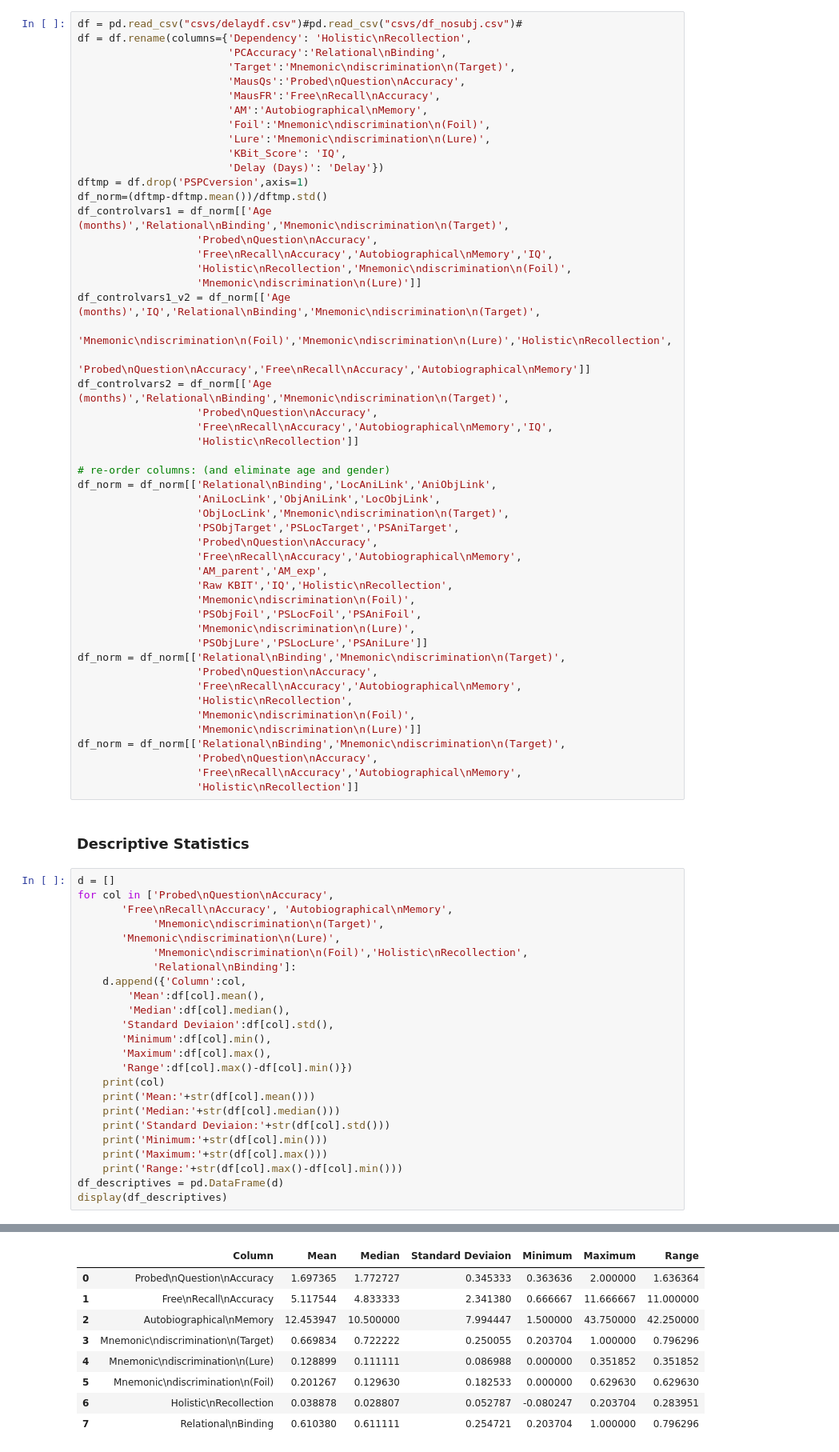
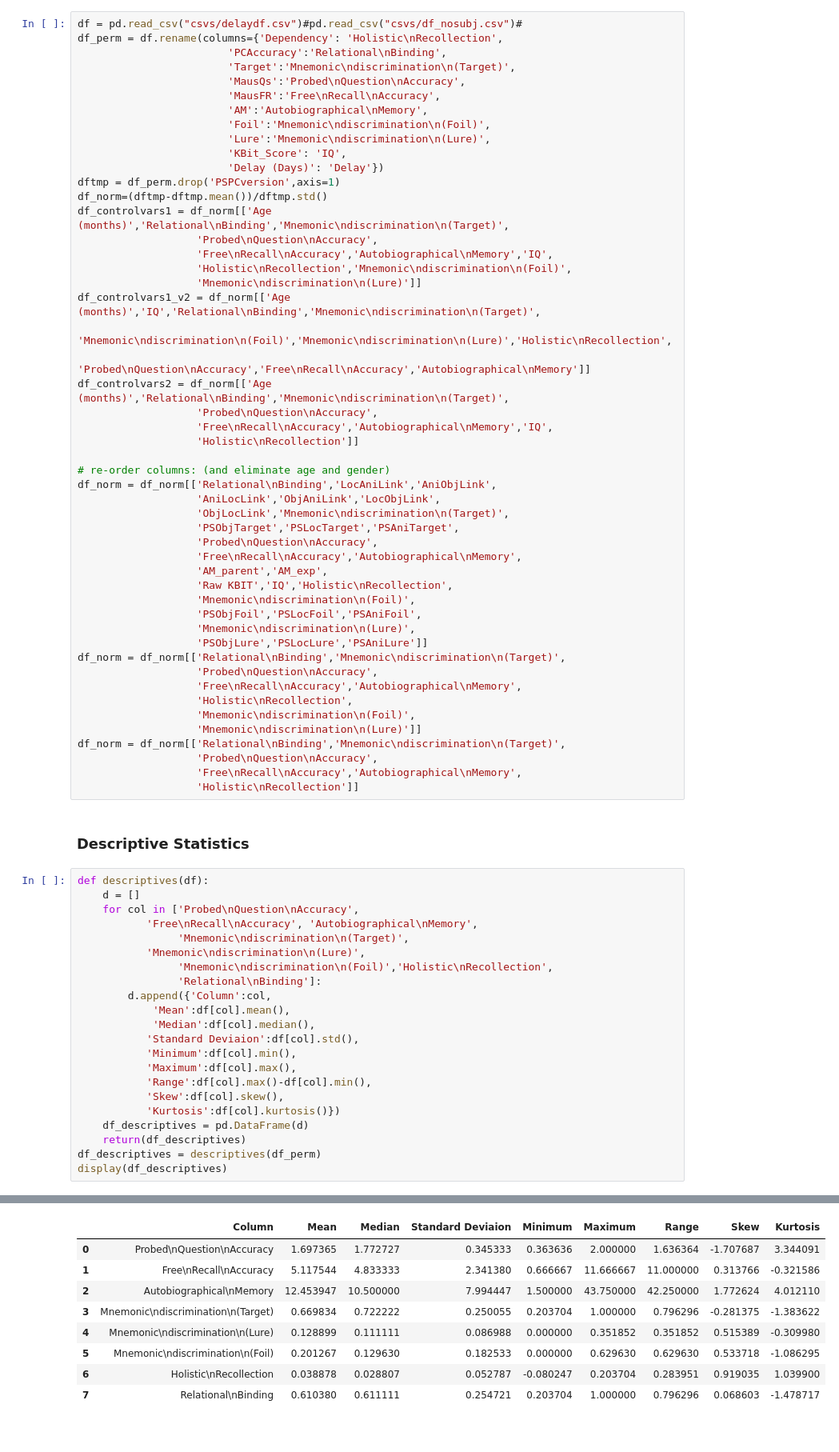
Before and after one commit to samsydco/Factor_Analysis, a Jupyter notebook: factor_anlaysis.ipynb, the cells around one changed output, grey strips where cells are left out. Shown at 80% size. Drawn from its saved outputs; the diff is of its cells as text.

Commit message:
Modifications to factor_analysis.ipynb: check for kurtosis and skew, eliminate outliers, other modifications for reviewers.

```diff
--- a/factor_anlaysis.ipynb
+++ b/factor_anlaysis.ipynb
@@ -15,6 +12,6 @@ Set the environment variable OUTDATED_IGNORE=1 to disable these warnings.
 # %%
 df = pd.read_csv("csvs/delaydf.csv")#pd.read_csv("csvs/df_nosubj.csv")#
-df = df.rename(columns={'Dependency': 'Holistic\nRecollection',
+df_perm = df.rename(columns={'Dependency': 'Holistic\nRecollection',
                         'PCAccuracy':'Relational\nBinding',
                         'Target':'Mnemonic\ndiscrimination\n(Target)',
                         'MausQs':'Probed\nQuestion\nAccuracy',
@@ -24,7 +21,7 @@ df = df.rename(columns={'Dependency': 'Holistic\nRecollection',
                         'Lure':'Mnemonic\ndiscrimination\n(Lure)',
                         'KBit_Score': 'IQ',
                         'Delay (Days)': 'Delay'})
-dftmp = df.drop('PSPCversion',axis=1)
+dftmp = df_perm.drop('PSPCversion',axis=1)
 df_norm=(dftmp-dftmp.mean())/dftmp.std()
 df_controlvars1 = df_norm[['Age (months)','Relational\nBinding','Mnemonic\ndiscrimination\n(Target)',
                    'Probed\nQuestion\nAccuracy',
@@ -65,27 +62,25 @@ df_norm = df_norm[['Relational\nBinding','Mnemonic\ndiscrimination\n(Target)',
 # %% [markdown]
 ### Descriptive Statistics
 # %%
-d = []
-for col in ['Probed\nQuestion\nAccuracy',
-       'Free\nRecall\nAccuracy', 'Autobiographical\nMemory',
-            'Mnemonic\ndiscrimination\n(Target)',
-       'Mnemonic\ndiscrimination\n(Lure)',
-            'Mnemonic\ndiscrimination\n(Foil)','Holistic\nRecollection',
-            'Relational\nBinding']:
-    d.append({'Column':col,
-        'Mean':df[col].mean(),
-        'Median':df[col].median(),
-       'Standard Deviaion':df[col].std(),
-       'Minimum':df[col].min(),
-       'Maximum':df[col].max(),
-       'Range':df[col].max()-df[col].min()})
-    print(col)
-    print('Mean:'+str(df[col].mean()))
-    print('Median:'+str(df[col].median()))
-    print('Standard Deviaion:'+str(df[col].std()))
-    print('Minimum:'+str(df[col].min()))
-    print('Maximum:'+str(df[col].max()))
-    print('Range:'+str(df[col].max()-df[col].min()))
-df_descriptives = pd.DataFrame(d)
+def descriptives(df):
+    d = []
+    for col in ['Probed\nQuestion\nAccuracy',
+           'Free\nRecall\nAccuracy', 'Autobiographical\nMemory',
+                'Mnemonic\ndiscrimination\n(Target)',
+           'Mnemonic\ndiscrimination\n(Lure)',
+                'Mnemonic\ndiscrimination\n(Foil)','Holistic\nRecollection',
+                'Relational\nBinding']:
+        d.append({'Column':col,
+            'Mean':df[col].mean(),
+            'Median':df[col].median(),
+           'Standard Deviaion':df[col].std(),
+           'Minimum':df[col].min(),
+           'Maximum':df[col].max(),
+           'Range':df[col].max()-df[col].min(),
+           'Skew':df[col].skew(),
+           'Kurtosis':df[col].kurtosis()})
+    df_descriptives = pd.DataFrame(d)
+    return(df_descriptives)
+df_descriptives = descriptives(df_perm)
 display(df_descriptives)
 # %% [output]
@@ -109,12 +87,12 @@ Range:0.7962962962962963
-|  | Column | Mean | Median | Standard Deviaion | Minimum | Maximum | Range |
-| 0 | Probed\nQuestion\nAccuracy | 1.697365 | 1.772727 | 0.345333 | 0.363636 | 2.000000 | 1.636364 |
-| 1 | Free\nRecall\nAccuracy | 5.117544 | 4.833333 | 2.341380 | 0.666667 | 11.666667 | 11.000000 |
-| 2 | Autobiographical\nMemory | 12.453947 | 10.500000 | 7.994447 | 1.500000 | 43.750000 | 42.250000 |
-| 3 | Mnemonic\ndiscrimination\n(Target) | 0.669834 | 0.722222 | 0.250055 | 0.203704 | 1.000000 | 0.796296 |
-| 4 | Mnemonic\ndiscrimination\n(Lure) | 0.128899 | 0.111111 | 0.086988 | 0.000000 | 0.351852 | 0.351852 |
-| 5 | Mnemonic\ndiscrimination\n(Foil) | 0.201267 | 0.129630 | 0.182533 | 0.000000 | 0.629630 | 0.629630 |
-| 6 | Holistic\nRecollection | 0.038878 | 0.028807 | 0.052787 | -0.080247 | 0.203704 | 0.283951 |
-| 7 | Relational\nBinding | 0.610380 | 0.611111 | 0.254721 | 0.203704 | 1.000000 | 0.796296 |
+|  | Column | Mean | Median | Standard Deviaion | Minimum | Maximum | Range | Skew | Kurtosis |
+| 0 | Probed\nQuestion\nAccuracy | 1.697365 | 1.772727 | 0.345333 | 0.363636 | 2.000000 | 1.636364 | -1.707687 | 3.344091 |
+| 1 | Free\nRecall\nAccuracy | 5.117544 | 4.833333 | 2.341380 | 0.666667 | 11.666667 | 11.000000 | 0.313766 | -0.321586 |
+| 2 | Autobiographical\nMemory | 12.453947 | 10.500000 | 7.994447 | 1.500000 | 43.750000 | 42.250000 | 1.772624 | 4.012110 |
+| 3 | Mnemonic\ndiscrimination\n(Target) | 0.669834 | 0.722222 | 0.250055 | 0.203704 | 1.000000 | 0.796296 | -0.281375 | -1.383622 |
+| 4 | Mnemonic\ndiscrimination\n(Lure) | 0.128899 | 0.111111 | 0.086988 | 0.000000 | 0.351852 | 0.351852 | 0.515389 | -0.309980 |
+| 5 | Mnemonic\ndiscrimination\n(Foil) | 0.201267 | 0.129630 | 0.182533 | 0.000000 | 0.629630 | 0.629630 | 0.533718 | -1.086295 |
+| 6 | Holistic\nRecollection | 0.038878 | 0.028807 | 0.052787 | -0.080247 | 0.203704 | 0.283951 | 0.919035 | 1.039900 |
+| 7 | Relational\nBinding | 0.610380 | 0.611111 | 0.254721 | 0.203704 | 1.000000 | 0.796296 | 0.068603 | -1.478717 |
 # %%
 # Histogram of age and gender:
 sns.set_theme(style="ticks",font_scale=2)
```
Also changed, not shown: parts of 16 cells of this notebook.
